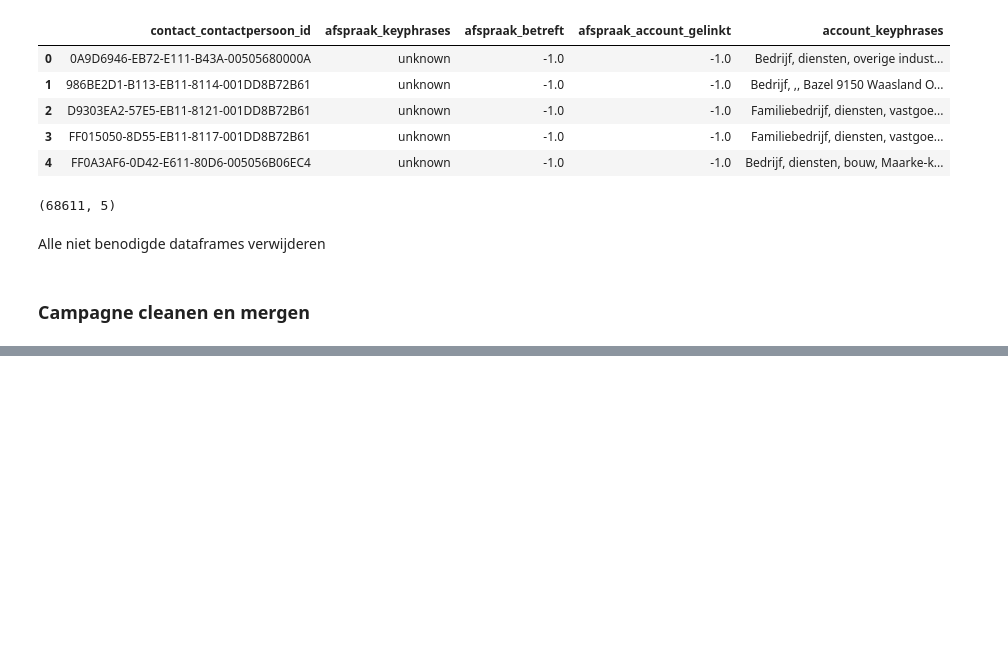
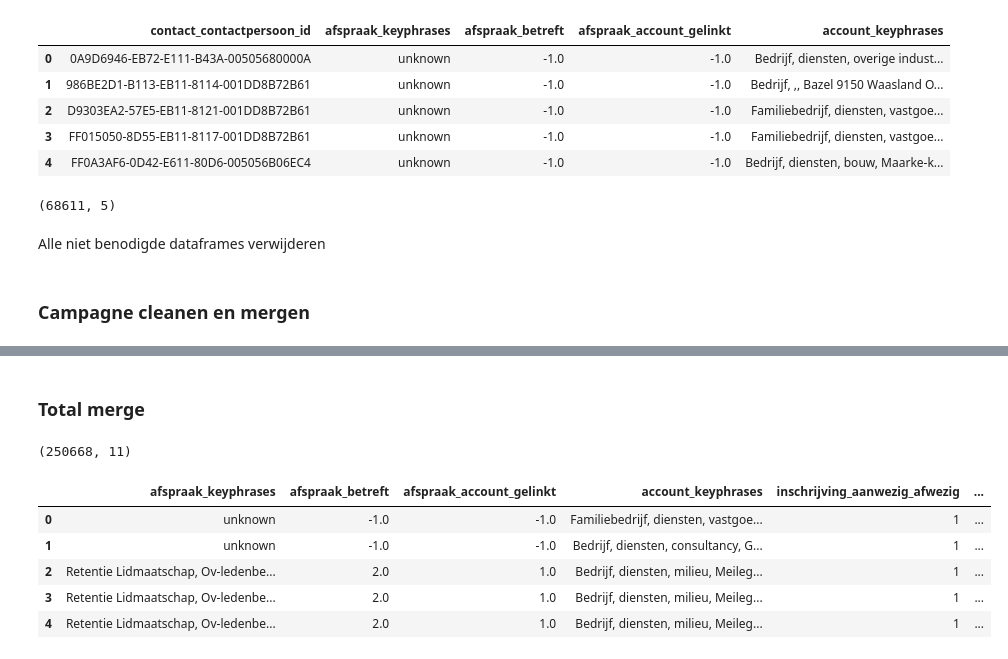
Before and after one commit to Floris-Buyse-FB/Data-Engineering-Project-2, a Jupyter notebook: scripts/AA_CLEAN_REC_SYS.ipynb, the cells around one changed output, grey strips where cells are left out. Cells and saved outputs as stored; diff of their text form; code cells hidden in the pictures; blank space fills up the shorter version.

```diff
--- a/scripts/AA_CLEAN_REC_SYS.ipynb
+++ b/scripts/AA_CLEAN_REC_SYS.ipynb
@@ -584,0 +835,5 @@ Index(['campagne_campagne_id', 'campagne_campagne_nr', 'campagne_einddatum',
+# %%
+df_mailing_merged = df_mailing.merge(df_click, left_on='mailing_mailing_id', right_on='sentemail_kliks_e_mail_versturen', how='inner')
+df_mailing_merged.drop(['sentemail_kliks_e_mail_versturen'], axis=1, inplace=True)
+print(df_mailing_merged.shape)
+print(df_mailing_merged.columns)
@@ -584,0 +845,4 @@ Index(['campagne_campagne_id', 'campagne_campagne_nr', 'campagne_einddatum',
+# %%
+df_mailing_merged = df_mailing_merged.groupby(['mailing_mailing_id', 'mailing_name', 'mailing_onderwerp'],
+                          as_index=False).agg({'sentemail_kliks_clicks': 'sum',
+                                                **{col: 'first' for col in df_mailing_merged.columns if col not in ['sentemail_kliks_clicks']}})
@@ -584,0 +855,11 @@ Index(['campagne_campagne_id', 'campagne_campagne_nr', 'campagne_einddatum',
+# %%
+df_pageview_visit_mailing = df_visit_pageview.merge(df_mailing_merged, left_on='visit_email_send', right_on='mailing_mailing_id', how='left')
+df_pageview_visit_mailing.drop(['visit_email_send', 'mailing_mailing_id', 'visit_campaign'], axis=1, inplace=True)
+
+df_pageview_visit_mailing['mailing_keyphrases'] = df_pageview_visit_mailing['mailing_name'] + ', ' + df_pageview_visit_mailing['mailing_onderwerp'] \
+            + ', aantal email clicks ' + df_pageview_visit_mailing['sentemail_kliks_clicks'].astype(str)
+
+df_pageview_visit_mailing.drop(['mailing_name', 'mailing_onderwerp', 'sentemail_kliks_clicks'], axis=1, inplace=True)
+
+print(df_pageview_visit_mailing.shape)
+print(df_pageview_visit_mailing.columns)
@@ -584,0 +878,18 @@ Index(['campagne_campagne_id', 'campagne_campagne_nr', 'campagne_einddatum',
+# %% [markdown]
+### Total merge
+# %%
+df_merged_total = df_acc_afs_camp_merge.merge(df_pageview_visit_mailing, left_on='contact_contactpersoon_id', right_on='visit_contact', how='left')
+df_merged_total.drop(['visit_contact', 'contact_contactpersoon_id', 'campagne_campagne_id'], axis=1, inplace=True)
+df_merged_total.fillna('unknown', inplace=True)
+df_merged_total.shape
+# %% [output]
+(250668, 11)
+# %%
+df_merged_total.head()
+# %% [output]
+|  | afspraak_keyphrases | afspraak_betreft | afspraak_account_gelinkt | account_keyphrases | inschrijving_aanwezig_afwezig | ... |
+| 0 | unknown | -1.0 | -1.0 | Familiebedrijf, diensten, vastgoe... | 1 | ... |
+| 1 | unknown | -1.0 | -1.0 | Bedrijf, diensten, consultancy, G... | 1 | ... |
+| 2 | Retentie Lidmaatschap, Ov-ledenbe... | 2.0 | 1.0 | Bedrijf, diensten, milieu, Meileg... | 1 | ... |
+| 3 | Retentie Lidmaatschap, Ov-ledenbe... | 2.0 | 1.0 | Bedrijf, diensten, milieu, Meileg... | 1 | ... |
+| 4 | Retentie Lidmaatschap, Ov-ledenbe... | 2.0 | 1.0 | Bedrijf, diensten, milieu, Meileg... | 1 | ... |
```
Also changed, not shown: parts of 34 cells of this notebook, 3 other files.
